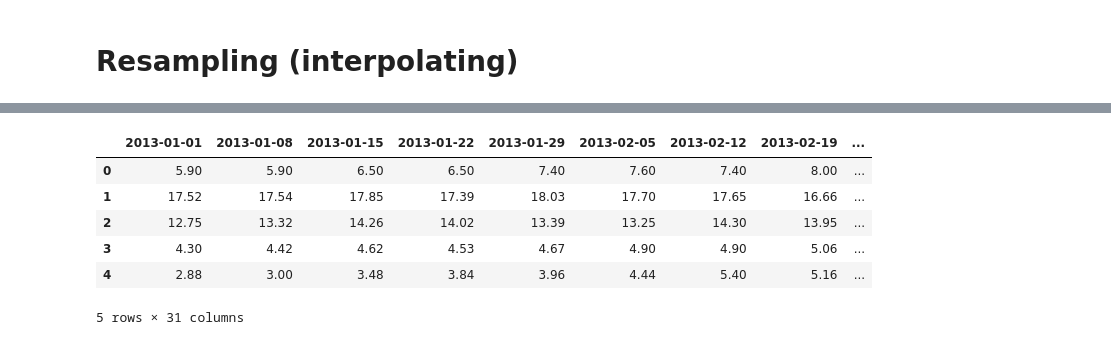
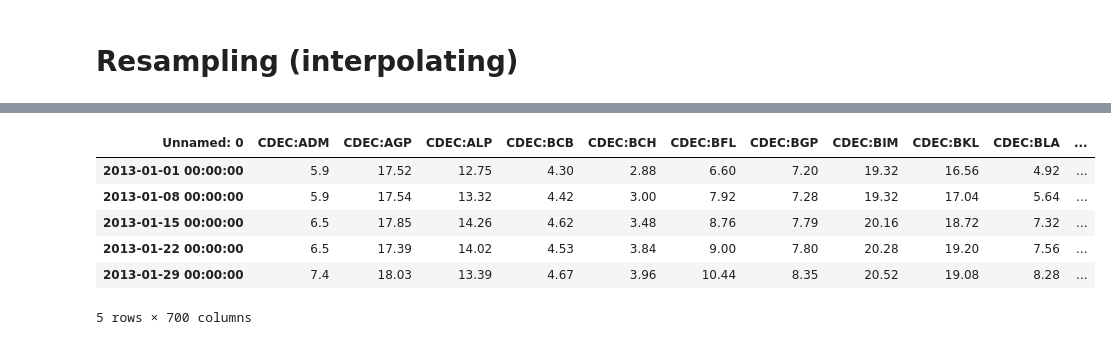
Before and after one commit to rlew631/snowcast, a Jupyter notebook: eda.ipynb, the cells around one changed output, grey strips where cells are left out. Drawn from its saved outputs; the diff is of its cells as text; code cells hidden in the pictures.

```diff
--- a/eda.ipynb
+++ b/eda.ipynb
@@ -196,13 +96,13 @@ for i, date in enumerate(date_labels):
-# %%
-train_features_df.head(5)
-# %% [output]
-|  | 2013-01-01 | 2013-01-08 | 2013-01-15 | 2013-01-22 | 2013-01-29 | 2013-02-05 | 2013-02-12 | 2013-02-19 | ... |
-| 0 | 5.90 | 5.90 | 6.50 | 6.50 | 7.40 | 7.60 | 7.40 | 8.00 | ... |
-| 1 | 17.52 | 17.54 | 17.85 | 17.39 | 18.03 | 17.70 | 17.65 | 16.66 | ... |
-| 2 | 12.75 | 13.32 | 14.26 | 14.02 | 13.39 | 13.25 | 14.30 | 13.95 | ... |
-| 3 | 4.30 | 4.42 | 4.62 | 4.53 | 4.67 | 4.90 | 4.90 | 5.06 | ... |
-| 4 | 2.88 | 3.00 | 3.48 | 3.84 | 3.96 | 4.44 | 5.40 | 5.16 | ... |
-5 rows × 31 columns
+# %%
+train_features_df.iloc[:,0:31].T.head()
+# %% [output]
+| Unnamed: 0 | CDEC:ADM | CDEC:AGP | CDEC:ALP | CDEC:BCB | CDEC:BCH | CDEC:BFL | CDEC:BGP | CDEC:BIM | CDEC:BKL | CDEC:BLA | ... |
+| 2013-01-01 00:00:00 | 5.9 | 17.52 | 12.75 | 4.30 | 2.88 | 6.60 | 7.20 | 19.32 | 16.56 | 4.92 | ... |
+| 2013-01-08 00:00:00 | 5.9 | 17.54 | 13.32 | 4.42 | 3.00 | 7.92 | 7.28 | 19.32 | 17.04 | 5.64 | ... |
+| 2013-01-15 00:00:00 | 6.5 | 17.85 | 14.26 | 4.62 | 3.48 | 8.76 | 7.79 | 20.16 | 18.72 | 7.32 | ... |
+| 2013-01-22 00:00:00 | 6.5 | 17.39 | 14.02 | 4.53 | 3.84 | 9.00 | 7.80 | 20.28 | 19.20 | 7.56 | ... |
+| 2013-01-29 00:00:00 | 7.4 | 18.03 | 13.39 | 4.67 | 3.96 | 10.44 | 8.35 | 20.52 | 19.08 | 8.28 | ... |
+5 rows × 700 columns
 # %%
 train_features_df = train_features_df.T
 train_features_df.index = pd.to_datetime(train_features_df.index)
```
Also changed, not shown: parts of 21 cells of this notebook.
